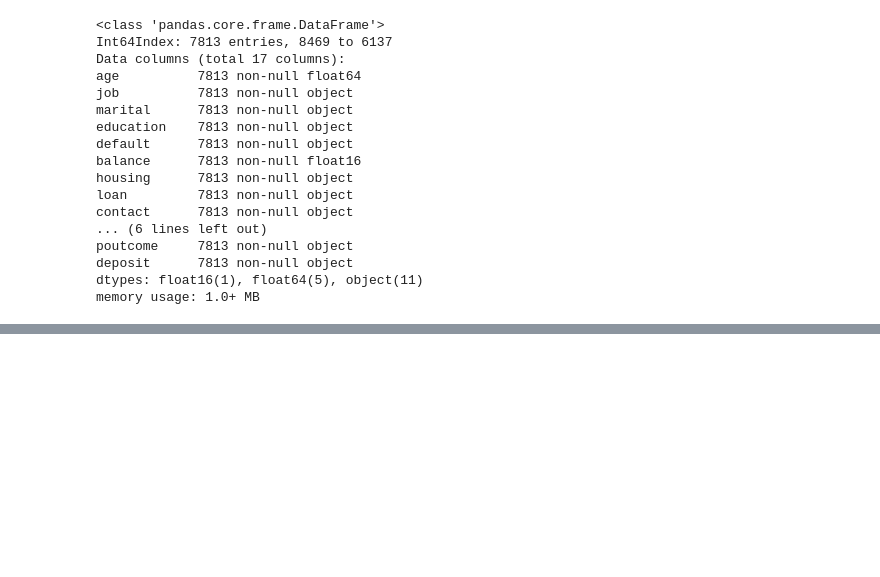
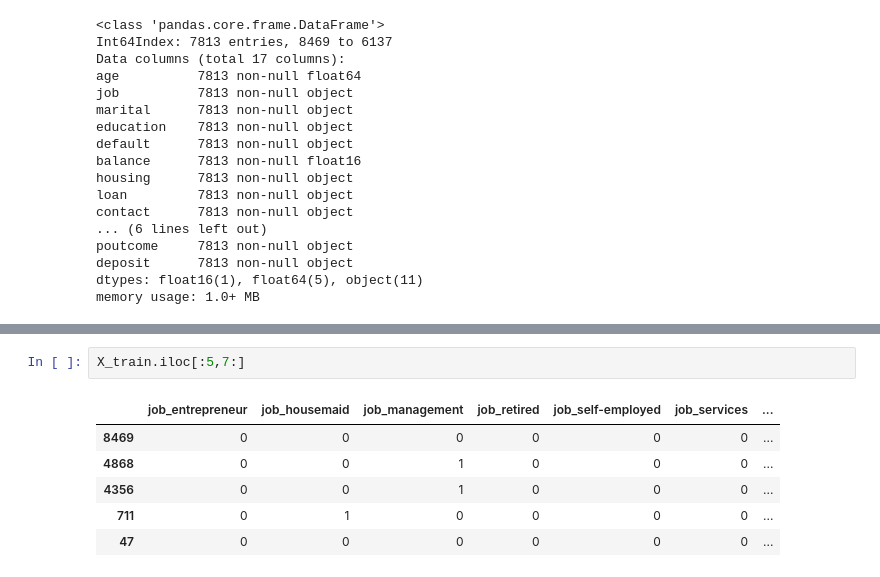
Before and after one commit to HieuFromWaterloo/stat441_project, a Jupyter notebook: BankX.ipynb, the cells around one changed output, grey strips where cells are left out. Saved outputs shown, nothing was run; the diff lists cells and outputs as text; blank space fills up the shorter version.

```diff
--- a/BankX.ipynb
+++ b/BankX.ipynb
@@ -833,0 +930,9 @@ memory usage: 1.0+ MB
+# %%
+X_train.iloc[:5,7:]
+# %% [output]
+|  | job_entrepreneur | job_housemaid | job_management | job_retired | job_self-employed | job_services | ... |
+| 8469 | 0 | 0 | 0 | 0 | 0 | 0 | ... |
+| 4868 | 0 | 0 | 1 | 0 | 0 | 0 | ... |
+| 4356 | 0 | 0 | 1 | 0 | 0 | 0 | ... |
+| 711 | 0 | 1 | 0 | 0 | 0 | 0 | ... |
+| 47 | 0 | 0 | 0 | 0 | 0 | 0 | ... |
```
Also changed, not shown: parts of 14 cells of this notebook, 12 other files.
